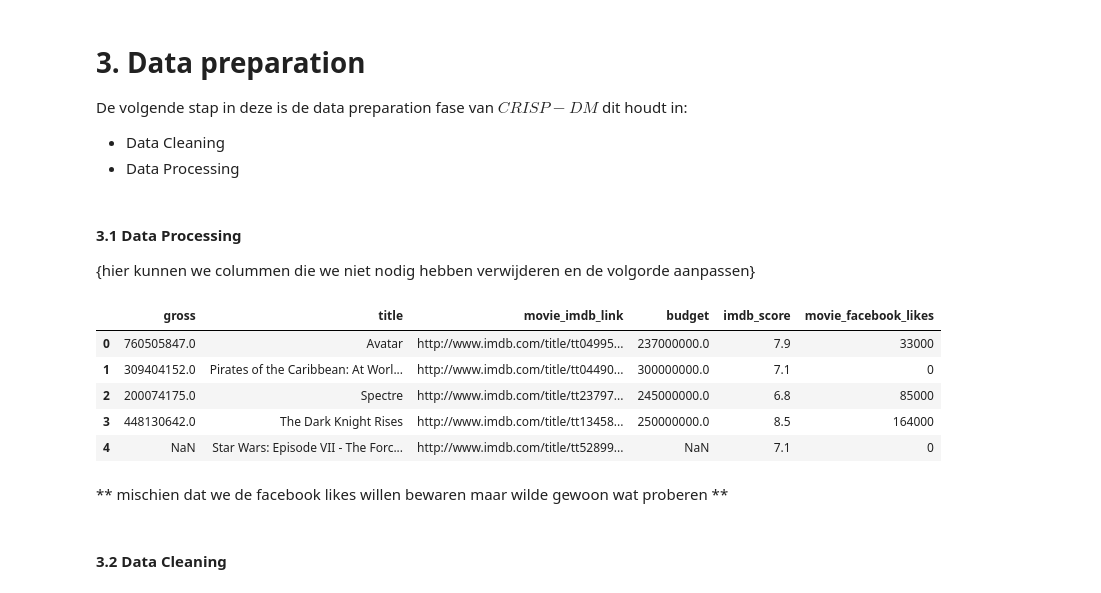
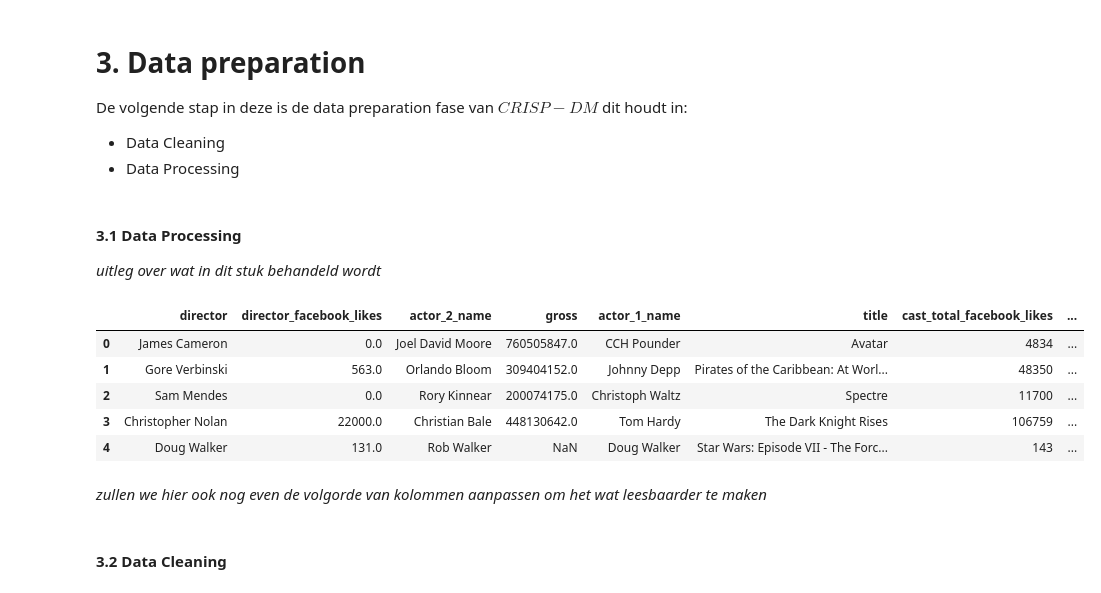
Before and after one commit to GitMathijs/CM2024-casus, a Jupyter notebook: CM_casusopdracht.ipynb, the cells around one changed output. Drawn from its saved outputs; the diff is of its cells as text; code cells hidden in the pictures.

```diff
--- a/CM_casusopdracht.ipynb
+++ b/CM_casusopdracht.ipynb
@@ -198,23 +206,25 @@ De volgende stap in deze is de data preparation fase van $CRISP-DM$ dit houdt in
 - Data Processing
 # %% [markdown]
 #### 3.1 Data Processing
-
-{hier kunnen we colummen die we niet nodig hebben verwijderen en de volgorde aanpassen}
+*uitleg over wat in dit stuk behandeld wordt*
 # %%
-dataset.drop(columns=['color','director_name','director_facebook_likes','actor_1_name', 'actor_1_facebook_likes','actor_2_name', 'actor_2_facebook_likes', 'actor_3_name', 'actor_3_facebook_likes','duration','genres','num_voted_users','cast_total_facebook_likes','facenumber_in_poster','plot_keywords', 'num_user_for_reviews','num_critic_for_reviews', 'language', 'country', 'content_rating', 'title_year','aspect_ratio'], inplace=True)
+dataset.drop(columns=['color', 'actor_1_facebook_likes', 'actor_2_facebook_likes', 'actor_3_facebook_likes', 'duration', 'genres', 'num_voted_users', 'facenumber_in_poster','plot_keywords', 'num_user_for_reviews','num_critic_for_reviews', 'language', 'country', 'content_rating', 'title_year','aspect_ratio'], inplace=True)
 
-dataset.rename(columns={'movie_title':'title'}, inplace=True)
+# we hebben de link voor de imdb pagina niet nodig maar hierin staat wel de imdb_id die we later kunnen gebruiken om een externe dataset te koppelen.
+dataset['movie_imdb_link'] = dataset['movie_imdb_link'].str.slice(start=28, stop=-17)
+
+dataset.rename(columns={'director_name':'director', 'movie_title':'title', 'movie_imdb_link':'imdb_id'}, inplace=True)
 
 dataset.head()
 # %% [output]
-|  | gross | title | movie_imdb_link | budget | imdb_score | movie_facebook_likes |
-| 0 | 760505847.0 | Avatar | http://www.imdb.com/title/tt04995... | 237000000.0 | 7.9 | 33000 |
-| 1 | 309404152.0 | Pirates of the Caribbean: At Worl... | http://www.imdb.com/title/tt04490... | 300000000.0 | 7.1 | 0 |
-| 2 | 200074175.0 | Spectre | http://www.imdb.com/title/tt23797... | 245000000.0 | 6.8 | 85000 |
-| 3 | 448130642.0 | The Dark Knight Rises | http://www.imdb.com/title/tt13458... | 250000000.0 | 8.5 | 164000 |
-| 4 | NaN | Star Wars: Episode VII - The Forc... | http://www.imdb.com/title/tt52899... | NaN | 7.1 | 0 |
+|  | director | director_facebook_likes | actor_2_name | gross | actor_1_name | title | cast_total_facebook_likes | ... |
+| 0 | James Cameron | 0.0 | Joel David Moore | 760505847.0 | CCH Pounder | Avatar | 4834 | ... |
+| 1 | Gore Verbinski | 563.0 | Orlando Bloom | 309404152.0 | Johnny Depp | Pirates of the Caribbean: At Worl... | 48350 | ... |
+| 2 | Sam Mendes | 0.0 | Rory Kinnear | 200074175.0 | Christoph Waltz | Spectre | 11700 | ... |
+| 3 | Christopher Nolan | 22000.0 | Christian Bale | 448130642.0 | Tom Hardy | The Dark Knight Rises | 106759 | ... |
+| 4 | Doug Walker | 131.0 | Rob Walker | NaN | Doug Walker | Star Wars: Episode VII - The Forc... | 143 | ... |
-# %% [markdown]
-** mischien dat we de facebook likes willen bewaren maar wilde gewoon wat proberen **
+# %% [markdown]
+*zullen we hier ook nog even de volgorde van kolommen aanpassen om het wat leesbaarder te maken*
 # %% [markdown]
 #### 3.2 Data Cleaning
 # %%
```
Also changed, not shown: parts of 11 cells of this notebook.
